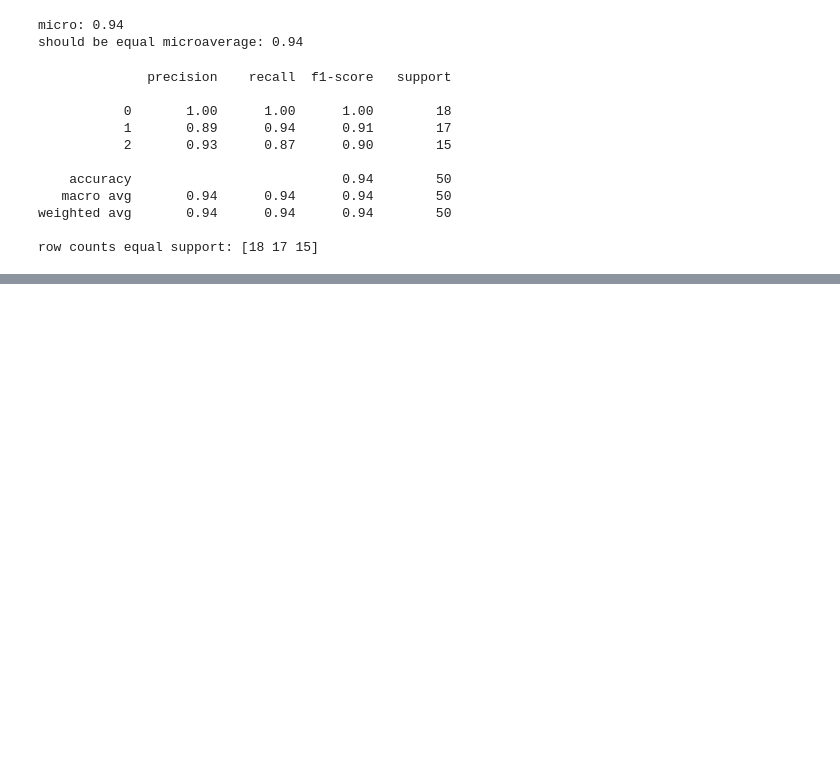
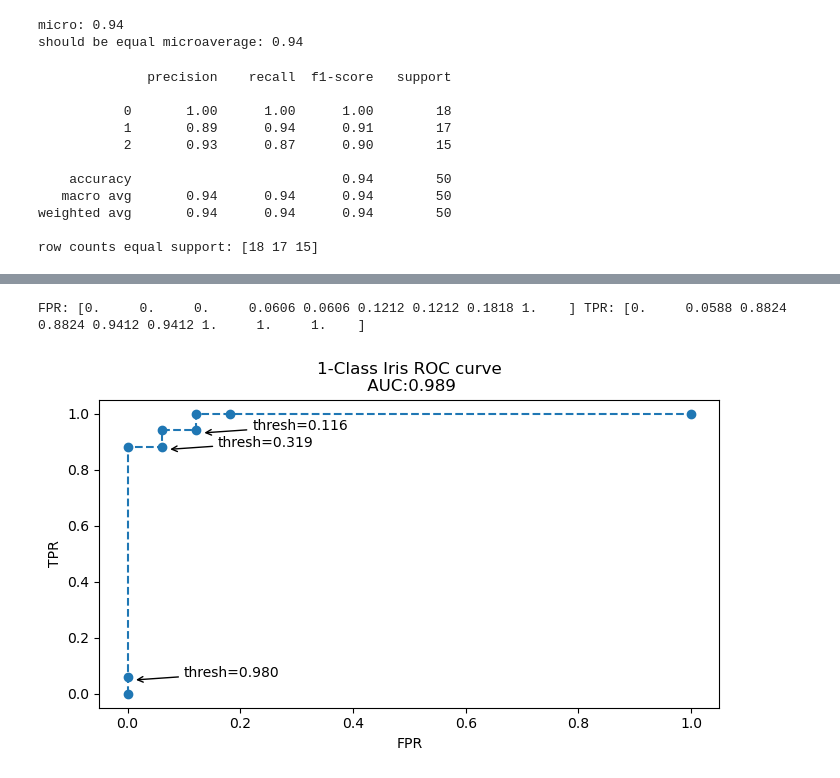
Before and after one commit to ritikb96/MLWPY, a Jupyter notebook: 5_Evaluating_Classifiers.ipynb, the cells around one changed output, grey strips where cells are left out. Saved outputs shown, nothing was run; the diff lists cells and outputs as text; code cells hidden in the pictures; blank space fills up the shorter version.

```diff
--- a/5_Evaluating_Classifiers.ipynb
+++ b/5_Evaluating_Classifiers.ipynb
@@ -154,3 +154,8 @@ print("row counts equal support:",cm.sum(axis=1))
 weighted avg       0.94      0.94      0.94        50
 
 row counts equal support: [18 17 15]
+# %%
+iris = datasets.load_iris()
+iris_df = pd.DataFrame(iris.data,columns = iris.feature_names)
+iris_df['target'] = iris.target
+iris_df
@@ -156,0 +178,10 @@ row counts equal support: [18 17 15]
+# %%
+is_versicolor = iris.target == 1
+
+tts_1c = skms.train_test_split(iris.data,is_versicolor,test_size = .33, random_state = 21)
+(iris_1c_train_ftrs,iris_1c_test_ftrs,iris_1c_train_tgt, iris_1c_test_tgt) = tts_1c
+
+#build, fit , predict(probability scores)
+gnb = naive_bayes.GaussianNB()
+prob_true = (gnb.fit(iris_1c_train_ftrs,iris_1c_train_tgt).predict_proba(iris_1c_test_ftrs)[:,1])
+prob_true
@@ -156,0 +196,22 @@ row counts equal support: [18 17 15]
+# %%
+fpr, tpr , thresh = metrics.roc_curve(iris_1c_test_tgt, prob_true)
+
+auc = metrics.auc(fpr,tpr)
+
+print("FPR: {}".format(fpr),
+     "TPR: {}".format(tpr))
+
+fig, ax = plt.subplots(figsize=(8,4))
+ax.plot(fpr,tpr,'o--')
+ax.set_title('1-Class Iris ROC curve\n AUC:{:.3f}'.format(auc))
+ax.set_ylabel("TPR")
+ax.set_xlabel("FPR")
+
+#do a bit of work to label some points with their respective thresholds
+investigate = np.array([1,3,5])
+for idx in investigate:
+    th, f,t = thresh[idx],fpr[idx],tpr[idx]
+    ax.annotate('thresh={:.3f}'.format(th),xy=(f+.01,t-.01),xytext=(f+.1,t),arrowprops = {'arrowstyle':'->'})
+# %% [output]
+FPR: [0.     0.     0.     0.0606 0.0606 0.1212 0.1212 0.1818 1.    ] TPR: [0.     0.0588 0.8824 0.8824 0.9412 0.9412 1.     1.     1.    ]
+[figure, added]
```
Also changed, not shown: parts of 13 cells of this notebook.
